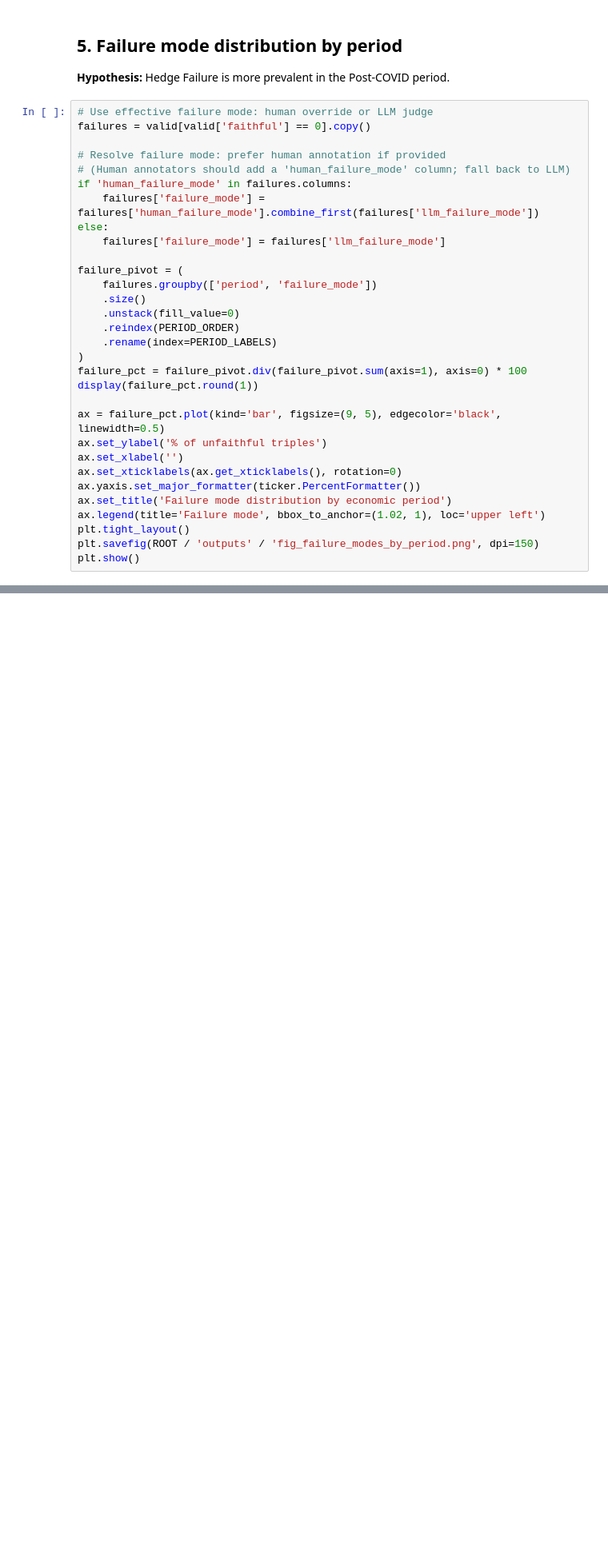
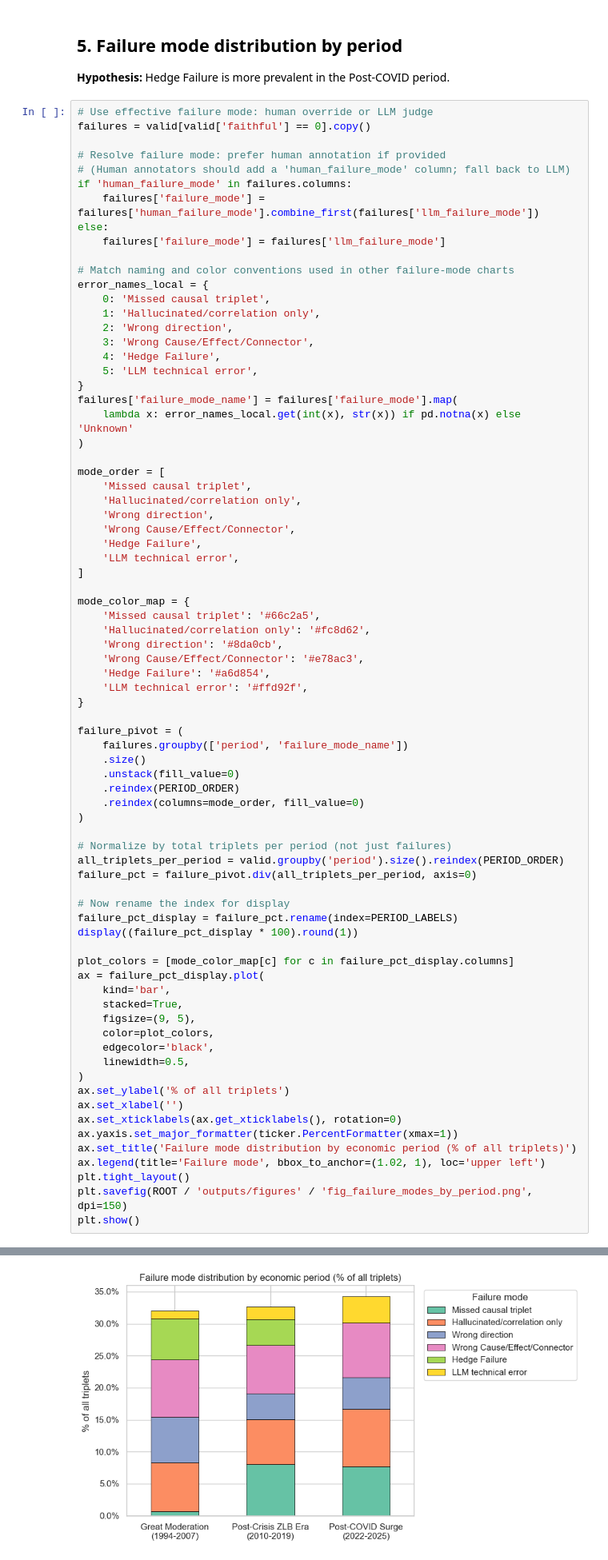
Before and after one commit to Flosam/fomc-causal-extraction, a Jupyter notebook: notebooks/03_analysis_and_viz.ipynb, the cells around one changed output, grey strips where cells are left out. Shown at 80% size. Saved outputs shown, nothing was run; the diff lists cells and outputs as text; blank space fills up the shorter version.

```diff
--- a/notebooks/03_analysis_and_viz.ipynb
+++ b/notebooks/03_analysis_and_viz.ipynb
@@ -114,23 +493,69 @@ if 'human_failure_mode' in failures.columns:
 else:
     failures['failure_mode'] = failures['llm_failure_mode']
 
+# Match naming and color conventions used in other failure-mode charts
+error_names_local = {
+    0: 'Missed causal triplet',
+    1: 'Hallucinated/correlation only',
+    2: 'Wrong direction',
+    3: 'Wrong Cause/Effect/Connector',
+    4: 'Hedge Failure',
+    5: 'LLM technical error',
+}
+failures['failure_mode_name'] = failures['failure_mode'].map(
+    lambda x: error_names_local.get(int(x), str(x)) if pd.notna(x) else 'Unknown'
+)
+
+mode_order = [
+    'Missed causal triplet',
+    'Hallucinated/correlation only',
+    'Wrong direction',
+    'Wrong Cause/Effect/Connector',
+    'Hedge Failure',
+    'LLM technical error',
+]
+
+mode_color_map = {
+    'Missed causal triplet': '#66c2a5',
+    'Hallucinated/correlation only': '#fc8d62',
+    'Wrong direction': '#8da0cb',
+    'Wrong Cause/Effect/Connector': '#e78ac3',
+    'Hedge Failure': '#a6d854',
+    'LLM technical error': '#ffd92f',
+}
+
 failure_pivot = (
-    failures.groupby(['period', 'failure_mode'])
+    failures.groupby(['period', 'failure_mode_name'])
     .size()
     .unstack(fill_value=0)
     .reindex(PERIOD_ORDER)
-    .rename(index=PERIOD_LABELS)
+    .reindex(columns=mode_order, fill_value=0)
 )
-failure_pct = failure_pivot.div(failure_pivot.sum(axis=1), axis=0) * 100
-display(failure_pct.round(1))
 
-ax = failure_pct.plot(kind='bar', figsize=(9, 5), edgecolor='black', linewidth=0.5)
-ax.set_ylabel('% of unfaithful triples')
+# Normalize by total triplets per period (not just failures)
+all_triplets_per_period = valid.groupby('period').size().reindex(PERIOD_ORDER)
+failure_pct = failure_pivot.div(all_triplets_per_period, axis=0)
+
+# Now rename the index for display
+failure_pct_display = failure_pct.rename(index=PERIOD_LABELS)
+display((failure_pct_display * 100).round(1))
+
+plot_colors = [mode_color_map[c] for c in failure_pct_display.columns]
+ax = failure_pct_display.plot(
+    kind='bar',
+    stacked=True,
+    figsize=(9, 5),
+    color=plot_colors,
+    edgecolor='black',
+    linewidth=0.5,
+)
+ax.set_ylabel('% of all triplets')
 ax.set_xlabel('')
 ax.set_xticklabels(ax.get_xticklabels(), rotation=0)
-ax.yaxis.set_major_formatter(ticker.PercentFormatter())
-ax.set_title('Failure mode distribution by economic period')
+ax.yaxis.set_major_formatter(ticker.PercentFormatter(xmax=1))
+ax.set_title('Failure mode distribution by economic period (% of all triplets)')
 ax.legend(title='Failure mode', bbox_to_anchor=(1.02, 1), loc='upper left')
 plt.tight_layout()
-plt.savefig(ROOT / 'outputs' / 'fig_failure_modes_by_period.png', dpi=150)
+plt.savefig(ROOT / 'outputs/figures' / 'fig_failure_modes_by_period.png', dpi=150)
 plt.show()
+# %% [output]
@@ -136,0 +567 @@ plt.show()
+[figure, added]
```
Also changed, not shown: parts of 19 cells of this notebook, 39 other files.
